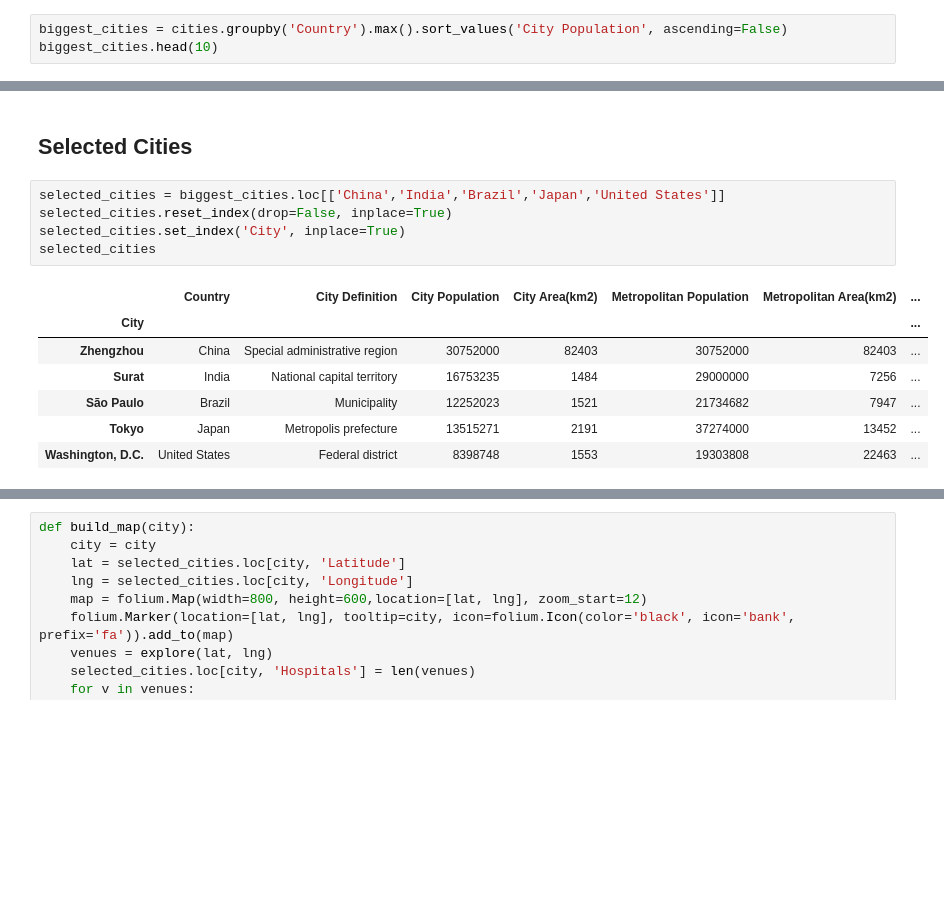
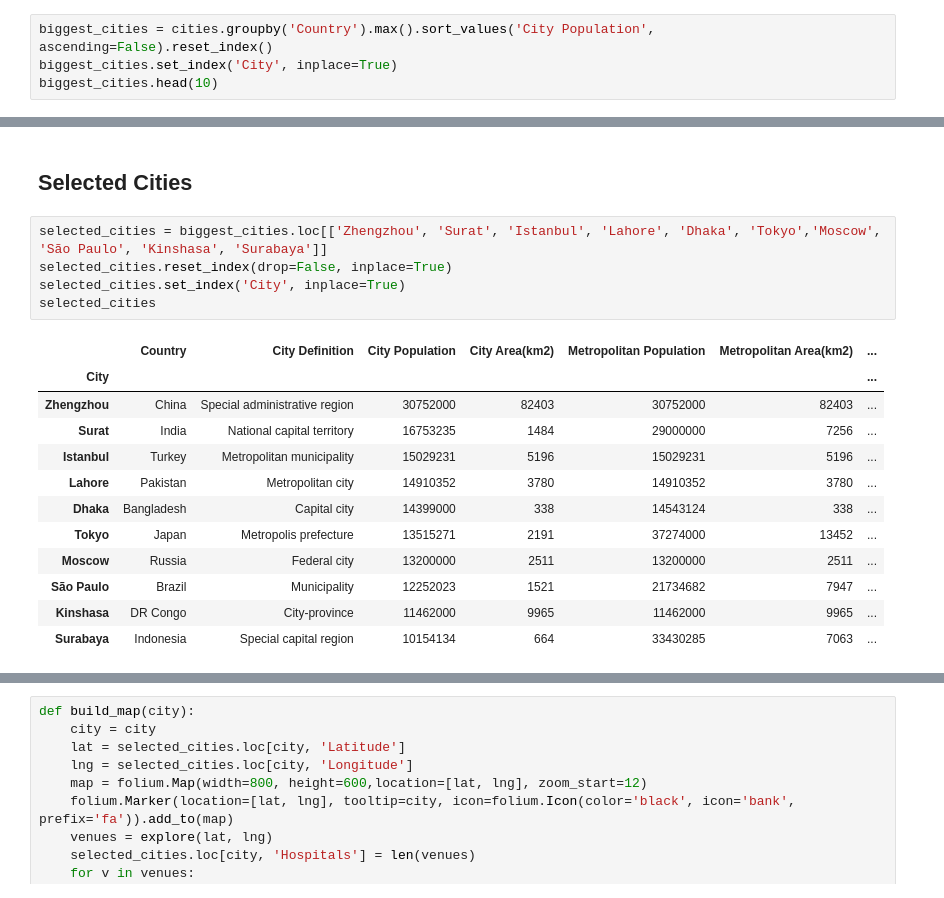
Before and after one commit to thiagobodruk/Coursera_Capstone, a Jupyter notebook: covid-19.ipynb, the cells around one changed output, grey strips where cells are left out. Saved outputs shown, nothing was run; the diff lists cells and outputs as text; blank space fills up the shorter version.

```diff
--- a/covid-19.ipynb
+++ b/covid-19.ipynb
@@ -118,6 +119,7 @@ countries.head(10)
 | Canada | 2503281 | 630 | 3973.461905 | 1 |
 | South Africa | 4434827 | 1645 | 2695.943465 | 1 |
 # %%
-biggest_cities = cities.groupby('Country').max().sort_values('City Population', ascending=False)
+biggest_cities = cities.groupby('Country').max().sort_values('City Population', ascending=False).reset_index()
+biggest_cities.set_index('City', inplace=True)
 biggest_cities.head(10)
 # %% [output]
@@ -151,18 +153,23 @@ plt.show();
 # %% [markdown]
 ## Selected Cities
 # %%
-selected_cities = biggest_cities.loc[['China','India','Brazil','Japan','United States']]
+selected_cities = biggest_cities.loc[['Zhengzhou', 'Surat', 'Istanbul', 'Lahore', 'Dhaka', 'Tokyo','Moscow', 'São Paulo', 'Kinshasa', 'Surabaya']]
 selected_cities.reset_index(drop=False, inplace=True)
 selected_cities.set_index('City', inplace=True)
 selected_cities
 # %% [output]
 |  | Country | City Definition | City Population | City Area(km2) | Metropolitan Population | Metropolitan Area(km2) | ... |
 | City |  |  |  |  |  |  | ... |
 | Zhengzhou | China | Special administrative region | 30752000 | 82403 | 30752000 | 82403 | ... |
 | Surat | India | National capital territory | 16753235 | 1484 | 29000000 | 7256 | ... |
+| Istanbul | Turkey | Metropolitan municipality | 15029231 | 5196 | 15029231 | 5196 | ... |
+| Lahore | Pakistan | Metropolitan city | 14910352 | 3780 | 14910352 | 3780 | ... |
+| Dhaka | Bangladesh | Capital city | 14399000 | 338 | 14543124 | 338 | ... |
+| Tokyo | Japan | Metropolis prefecture | 13515271 | 2191 | 37274000 | 13452 | ... |
+| Moscow | Russia | Federal city | 13200000 | 2511 | 13200000 | 2511 | ... |
 | São Paulo | Brazil | Municipality | 12252023 | 1521 | 21734682 | 7947 | ... |
-| Tokyo | Japan | Metropolis prefecture | 13515271 | 2191 | 37274000 | 13452 | ... |
-| Washington, D.C. | United States | Federal district | 8398748 | 1553 | 19303808 | 22463 | ... |
+| Kinshasa | DR Congo | City-province | 11462000 | 9965 | 11462000 | 9965 | ... |
+| Surabaya | Indonesia | Special capital region | 10154134 | 664 | 33430285 | 7063 | ... |
 # %%
 selected_cities['Latitude'], selected_cities['Longitude'] = [0,0]
 geolocator = Nominatim(user_agent="covid-19")
```
Also changed, not shown: parts of 34 cells of this notebook.
